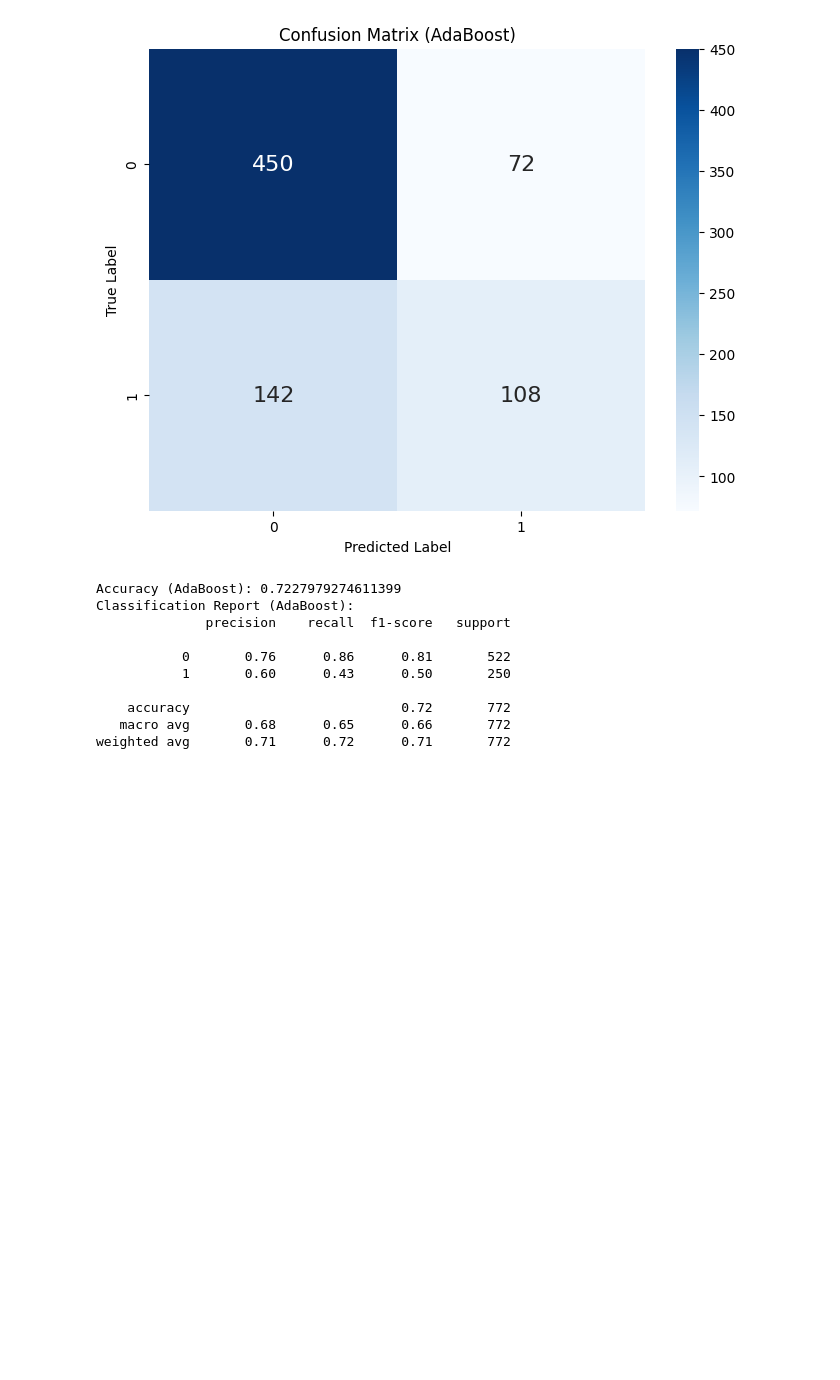
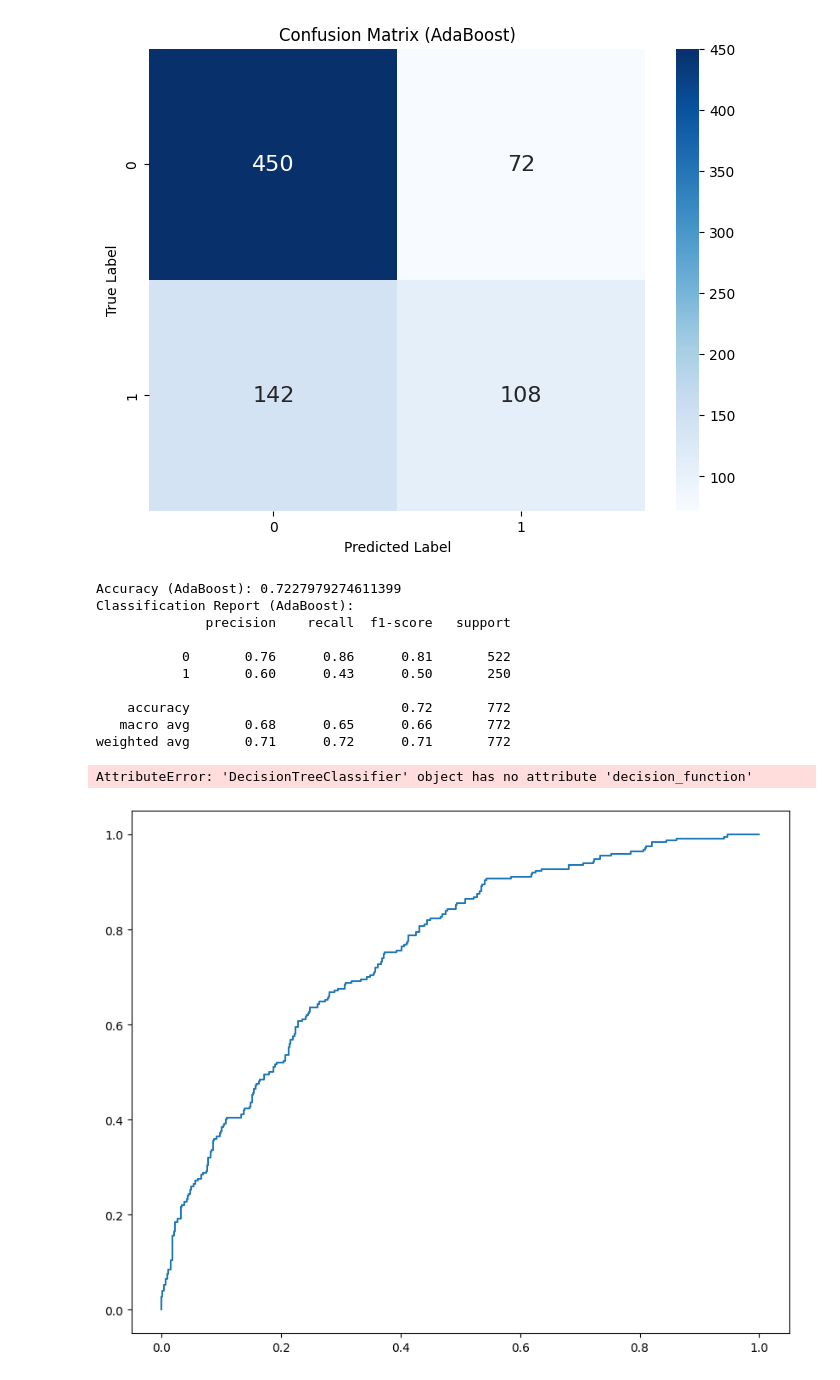
Before and after one commit to YatinGoyal13/CapstoneML, a Jupyter notebook: modell.ipynb, the cells around one changed output. Saved outputs shown, nothing was run; the diff lists cells and outputs as text; code cells hidden in the pictures; blank space fills up the shorter version.

```diff
--- a/modell.ipynb
+++ b/modell.ipynb
@@ -567,3 +567,76 @@ Classification Report (AdaBoost):
     accuracy                           0.72       772
    macro avg       0.68      0.65      0.66       772
 weighted avg       0.71      0.72      0.71       772
+# %%
+import matplotlib.pyplot as plt
+from sklearn.metrics import roc_curve, auc
+from sklearn.preprocessing import label_binarize
+from sklearn.multiclass import OneVsRestClassifier
+from sklearn.svm import SVC
+
+# Assuming df_no_outliers is your DataFrame after handling outliers
+# Features (X) and Target variable (y)
+X = df_no_outliers.drop('Overdose', axis=1)  # Features
+y = df_no_outliers['Overdose']  # Target variable
+
+# Encode categorical variables
+label_encoder = LabelEncoder()
+X['Prior_BP_issues'] = label_encoder.fit_transform(X['Prior_BP_issues'])
+X['Prior_heart_issues'] = label_encoder.fit_transform(X['Prior_heart_issues'])
+X['Prior_resp_issues'] = label_encoder.fit_transform(X['Prior_resp_issues'])
+
+# Split the data into training and testing sets
+X_train, X_test, y_train, y_test = train_test_split(X, y, test_size=0.2, random_state=42)
+
+# Standardize numerical features
+scaler = StandardScaler()
+X_train_scaled = scaler.fit_transform(X_train)
+X_test_scaled = scaler.transform(X_test)
+
+# Create classifiers (including Decision Tree and SVM)
+classifiers = [
+    ('Logistic Regression', LogisticRegression(random_state=42)),
+    ('Decision Tree', DecisionTreeClassifier(random_state=42)),
+    ('SVM', OneVsRestClassifier(SVC(probability=True, random_state=42))),
+    ('Random Forest', RandomForestClassifier(n_estimators=100, random_state=42)),
+    ('Gradient Boosting', GradientBoostingClassifier(n_estimators=100, random_state=42)),
+    ('AdaBoost', AdaBoostClassifier(n_estimators=50, random_state=42)),
+]
+
+# Binarize the target variable for multiclass classification
+y_train_bin = label_binarize(y_train, classes=[0, 1])
+y_test_bin = label_binarize(y_test, classes=[0, 1])
+
+# Initialize the plot
+plt.figure(figsize=(10, 8))
+
+# Plot ROC curves for each classifier
+for name, classifier in classifiers:
+    if name in ['Decision Tree', 'SVM']:
+        # For Decision Tree and SVM, use decision function
+        y_score = classifier.fit(X_train_scaled, y_train_bin).decision_function(X_test_scaled)
+    else:
+        # For other classifiers, use decision function or predict_proba
+        if hasattr(classifier, "decision_function"):
+            y_score = classifier.fit(X_train_scaled, y_train_bin).decision_function(X_test_scaled)
+        else:
+            y_score = classifier.fit(X_train_scaled, y_train_bin).predict_proba(X_test_scaled)[:, 1]
+
+    fpr, tpr, _ = roc_curve(y_test_bin.ravel(), y_score.ravel())
+    roc_auc = auc(fpr, tpr)
+    plt.plot(fpr, tpr, label=f'{name} (AUC = {roc_auc:.2f})')
+
+# Plot the random classifier
+plt.plot([0, 1], [0, 1], linestyle='--', color='gray', label='Random')
+
+# Customize the plot
+plt.xlim([0.0, 1.0])
+plt.ylim([0.0, 1.05])
+plt.xlabel('False Positive Rate')
+plt.ylabel('True Positive Rate')
+plt.title('Receiver Operating Characteristic (ROC) Curves')
+plt.legend(loc='lower right')
+plt.show()
+# %% [output]
+AttributeError: 'DecisionTreeClassifier' object has no attribute 'decision_function'
+[figure, added]
```
